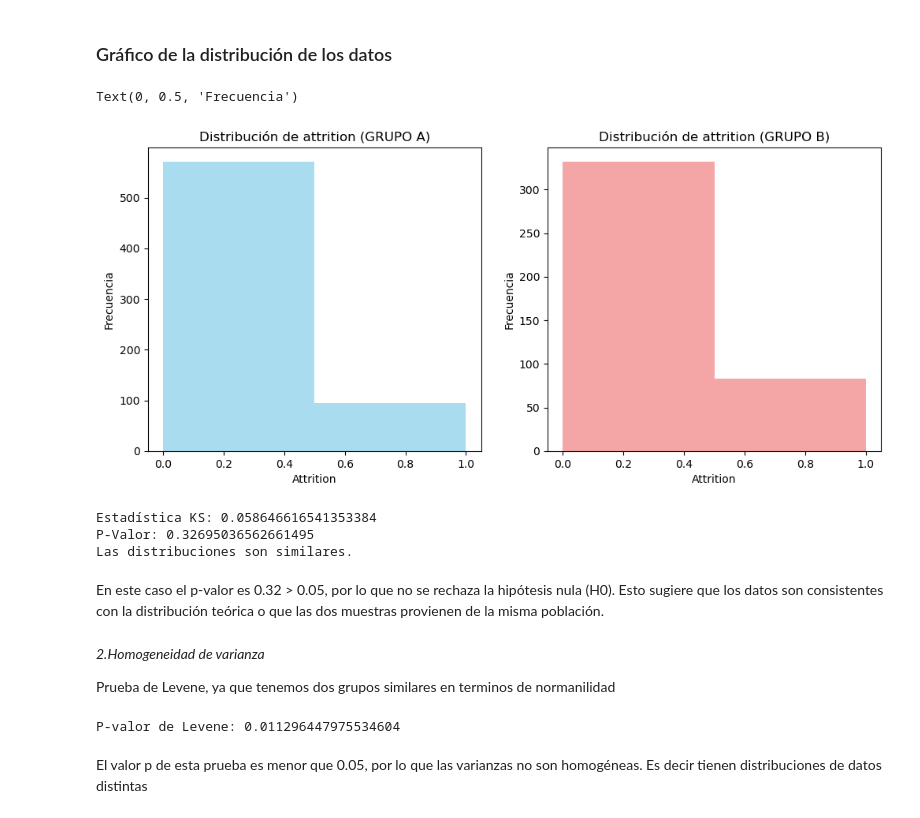
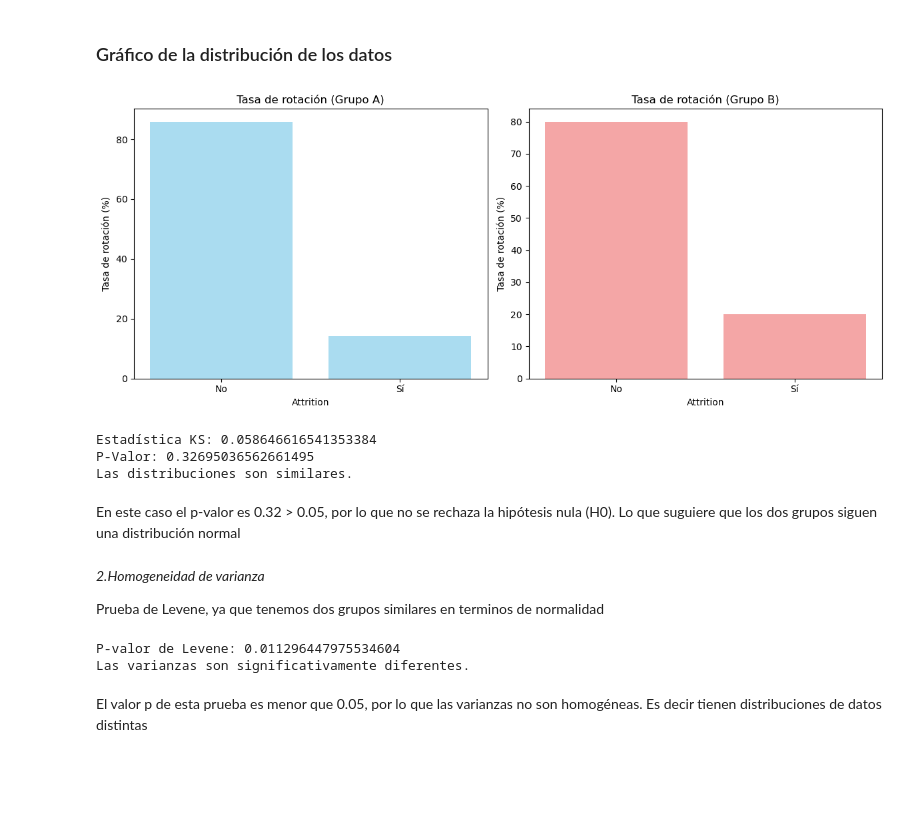
Before and after one commit to Paulamc1695/proyecto_da_promo_J_modulo_3, a Jupyter notebook: Fase_4_AB_testing.ipynb, the cells around one changed output. Saved outputs shown, nothing was run; the diff lists cells and outputs as text; code cells hidden in the pictures; blank space fills up the shorter version.

```diff
--- a/Fase_4_AB_testing.ipynb
+++ b/Fase_4_AB_testing.ipynb
@@ -149,22 +151,36 @@ Al tener un conjunto de datos mayor a `50`
 # %% [markdown]
 ### Gráfico de la distribución de los datos
-# %%
-# Crear subplots
-fig, axes = plt.subplots(nrows=1, ncols=2, figsize=(12, 5))
-
-# Histograma para productos "Producto local"
-axes[0].hist(grupo_a['attrition'], bins=2, color='skyblue', alpha=0.7)
-axes[0].set_title('Distribución de attrition (GRUPO A)')
-axes[0].set_xlabel('Attrition')
-axes[0].set_ylabel('Frecuencia')
-# Histograma para productos "Buena calidad del producto"
-axes[1].hist(grupo_b['attrition'], bins=2, color='lightcoral',alpha=0.7)
-axes[1].set_title('Distribución de attrition (GRUPO B)')
-axes[1].set_xlabel('Attrition')
-axes[1].set_ylabel('Frecuencia')
-# %% [output]
-Text(0, 0.5, 'Frecuencia')
-[figure, removed]
+# %%
+
+# Crear subplots
+fig, axes = plt.subplots(nrows=1, ncols=2, figsize=(12, 5))
+
+# Calcular la tasa de rotación para grupo A
+grupo_a_tr = grupo_a['attrition'].value_counts(normalize=True) * 100  # Porcentaje
+# Calcular la tasa de rotación para grupo B
+grupo_b_tr = grupo_b['attrition'].value_counts(normalize=True) * 100  # Porcentaje
+
+# Histograma para Grupo A
+axes[0].bar(grupo_a_tr.index, grupo_a_tr.values, color='skyblue', alpha=0.7)
+axes[0].set_title('Tasa de rotación (Grupo A)')
+axes[0].set_xlabel('Attrition')
+axes[0].set_ylabel('Tasa de rotación (%)')
+axes[0].set_xticks([0, 1])  # Para ajustar las etiquetas de los ejes
+axes[0].set_xticklabels(['No', 'Sí'])  # Etiquetas: No dejó / Sí dejó la empresa
+
+# Histograma para Grupo B
+axes[1].bar(grupo_b_tr.index, grupo_b_tr.values, color='lightcoral', alpha=0.7)
+axes[1].set_title('Tasa de rotación (Grupo B)')
+axes[1].set_xlabel('Attrition')
+axes[1].set_ylabel('Tasa de rotación (%)')
+axes[1].set_xticks([0, 1])  # Ajustar las etiquetas de los ejes
+axes[1].set_xticklabels(['No', 'Sí'])  # Etiquetas: No dejó / Sí dejó la empresa
+
+# Mostrar gráficos
+plt.tight_layout()
+plt.show()
+# %% [output]
+[figure, added]
 # %%
 # Datos de los dos grupos
 
@@ -184,16 +200,21 @@ Estadística KS: 0.058646616541353384
 P-Valor: 0.32695036562661495
 Las distribuciones son similares.
 # %% [markdown]
-En este caso el p-valor es 0.32 > 0.05, por lo que  no se rechaza la hipótesis nula (H0). Esto sugiere que los datos son consistentes con la distribución teórica o que las dos muestras provienen de la misma población.
+En este caso el p-valor es 0.32 > 0.05, por lo que  no se rechaza la hipótesis nula (H0). Lo que suguiere que los dos grupos siguen una distribución normal
 # %% [markdown]
 *2.Homogeneidad de varianza*
 
-Prueba de Levene, ya que tenemos dos grupos similares en terminos de normanilidad
+Prueba de Levene, ya que tenemos dos grupos similares en terminos de normalidad
 # %%
 stat, p_val = levene(grupo_a['attrition'],grupo_b['attrition'])
 print("P-valor de Levene:", p_val)
+if p_val < 0.05:
+    print("Las varianzas son significativamente diferentes.")
+else:
+    print("Las varianzas son similares.")
 # %% [output]
 P-valor de Levene: 0.011296447975534604
+Las varianzas son significativamente diferentes.
 # %% [markdown]
 El valor p de esta prueba es menor que 0.05, por lo que las varianzas no son homogéneas. Es decir tienen distribuciones de datos distintas
 # %%
```
Also changed, not shown: parts of 5 cells of this notebook.
